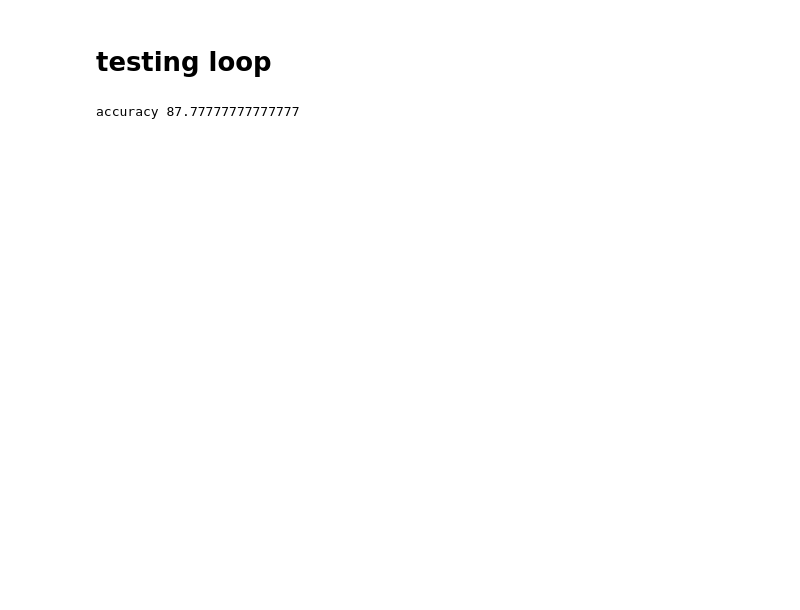
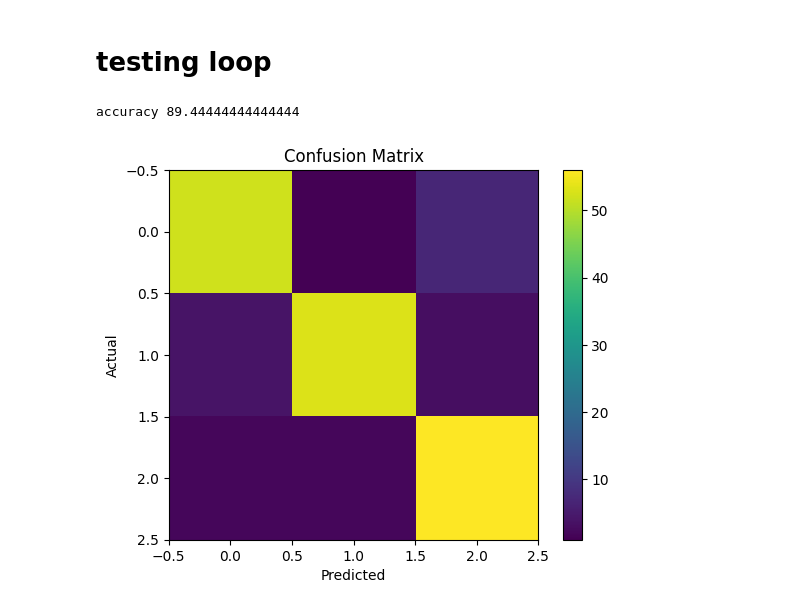
Before and after one commit to Samikhxnn/customdataset_pytorch_classifier, a Jupyter notebook: CustomDataset(classification)_Pytorch.ipynb, the cells around one changed output. Drawn from its saved outputs; the diff is of its cells as text; code cells hidden in the pictures; blank space fills up the shorter version.

```diff
--- a/CustomDataset(classification)_Pytorch.ipynb
+++ b/CustomDataset(classification)_Pytorch.ipynb
@@ -131,7 +131,7 @@ o=torch.optim.Adam(params=model.classifier.parameters(),
 # %% [markdown]
 # training Loop
 # %%
-epochs=11
+epochs=101
 
 for epoch in range(epochs):
   t_loss=0
@@ -148,7 +148,7 @@ for epoch in range(epochs):
     loss.backward()
     o.step()
 
-  if epoch%2==0:
+  if epoch%10==0:
     print("epoch",epoch)
     print("avg loss per batch : ",t_loss/len(train_dataloader))
 # %% [output]
@@ -187,4 +194,4 @@ with torch.no_grad():
 
   print("accuracy",total_correct*100/total_sample)
 # %% [output]
-accuracy 87.77777777777777
+accuracy 89.44444444444444
@@ -190,0 +200,29 @@ accuracy 87.77777777777777
+# %%
+from sklearn.metrics import confusion_matrix
+import matplotlib.pyplot as plt
+
+all_preds=[]
+all_labels=[]
+
+model.eval()
+
+with torch.no_grad():
+    for x,y in test_dataloader:
+        x,y=x.to(device),y.to(device)
+
+        logits=model(x)
+        preds=torch.argmax(logits,dim=1)
+
+        all_preds.extend(preds.cpu().numpy())
+        all_labels.extend(y.cpu().numpy())
+
+cm=confusion_matrix(all_labels,all_preds)
+
+plt.imshow(cm)
+plt.colorbar()
+plt.xlabel("Predicted")
+plt.ylabel("Actual")
+plt.title("Confusion Matrix")
+plt.show()
+# %% [output]
+[figure, added]
```
Also changed, not shown: parts of 5 cells of this notebook.
